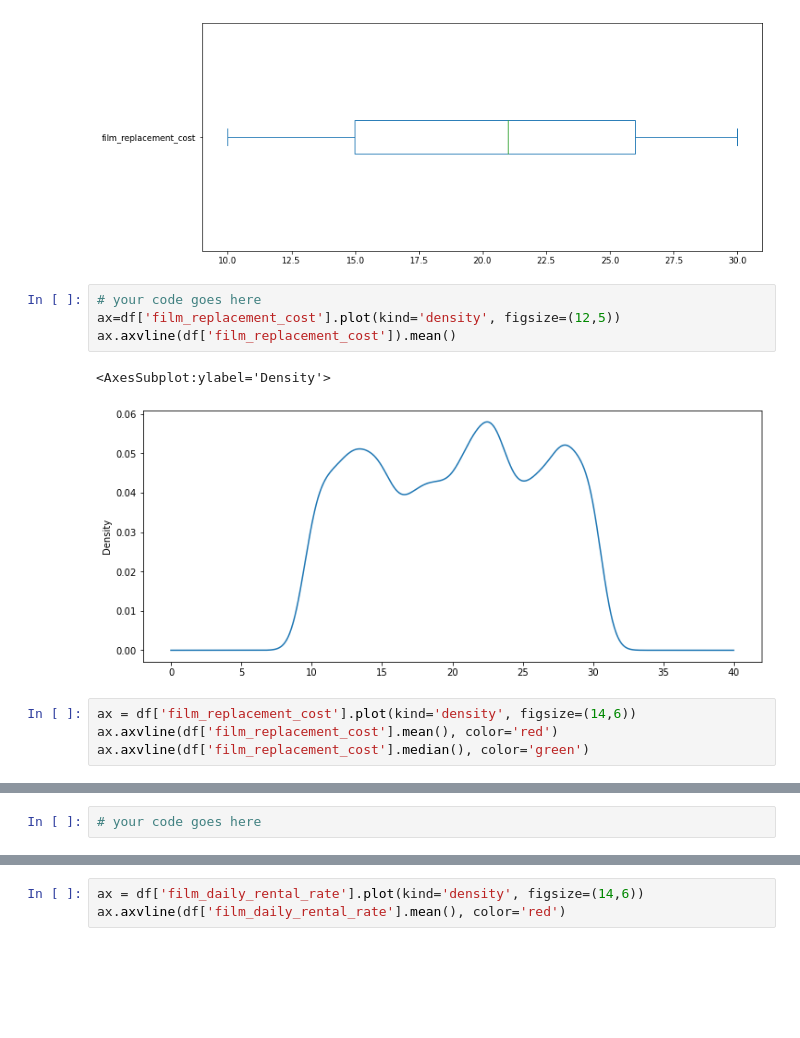
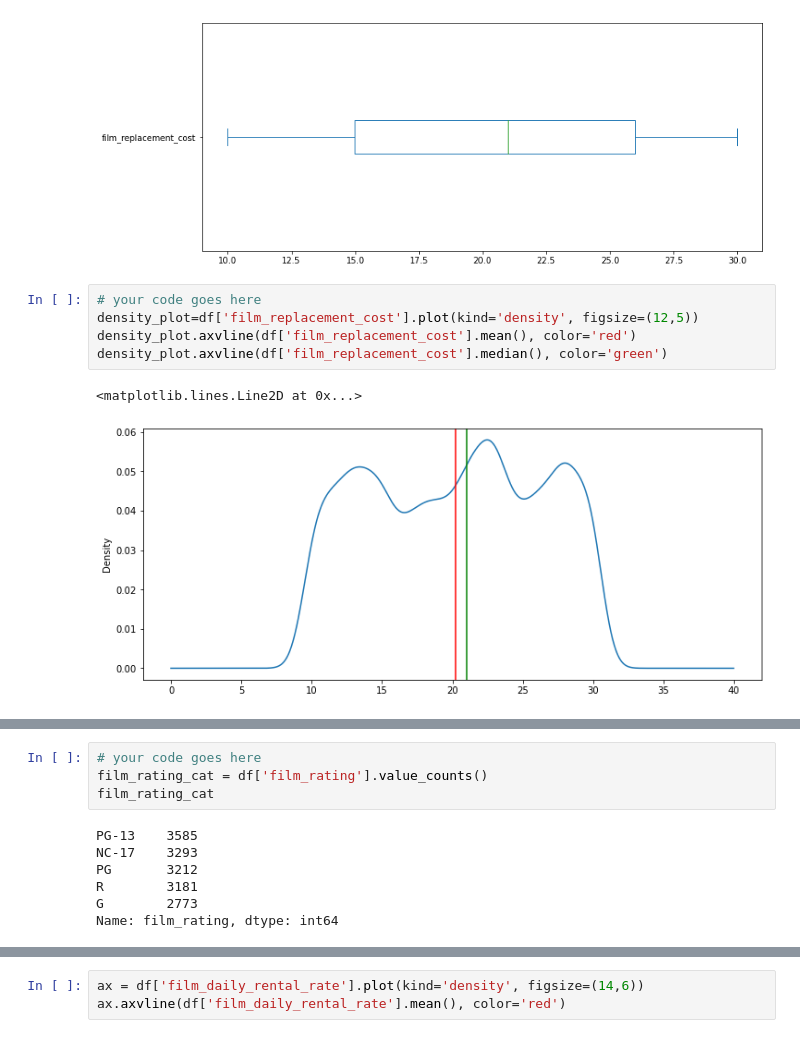
Before and after one commit to silanka007/data-analytics-FCC, a Jupyter notebook: Exercises_2.ipynb, the cells around one changed output, grey strips where cells are left out. Saved outputs shown, nothing was run; the diff lists cells and outputs as text; blank space fills up the shorter version.

```diff
--- a/Exercises_2.ipynb
+++ b/Exercises_2.ipynb
@@ -113,15 +113,12 @@ df['film_replacement_cost'].plot(kind='box', vert=False, figsize=(12,5))
 [figure]
 # %%
 # your code goes here
-ax=df['film_replacement_cost'].plot(kind='density', figsize=(12,5))
-ax.axvline(df['film_replacement_cost']).mean()
+density_plot=df['film_replacement_cost'].plot(kind='density', figsize=(12,5))
+density_plot.axvline(df['film_replacement_cost'].mean(), color='red')
+density_plot.axvline(df['film_replacement_cost'].median(), color='green')
 # %% [output]
-<AxesSubplot:ylabel='Density'>
+<matplotlib.lines.Line2D at 0x...>
-[figure, old version]
+[figure, new version]
-# %%
-ax = df['film_replacement_cost'].plot(kind='density', figsize=(14,6))
-ax.axvline(df['film_replacement_cost'].mean(), color='red')
-ax.axvline(df['film_replacement_cost'].median(), color='green')
 # %% [markdown]
 ![green-divider](https://user-images.githubusercontent.com/7065401/52071924-c003ad80-2562-11e9-8297-1c6595f8a7ff.png)
 
@@ -131,5 +128,14 @@ ax.axvline(df['film_replacement_cost'].median(), color='green')
 - Show a <b>bar plot</b> with all possible film ratings.
 # %%
 # your code goes here
+film_rating_cat = df['film_rating'].value_counts()
+film_rating_cat
+# %% [output]
+PG-13    3585
+NC-17    3293
+PG       3212
+R        3181
+G        2773
+Name: film_rating, dtype: int64
 # %%
 df['film_rating'].value_counts()
```
Also changed, not shown: parts of 30 cells of this notebook.
